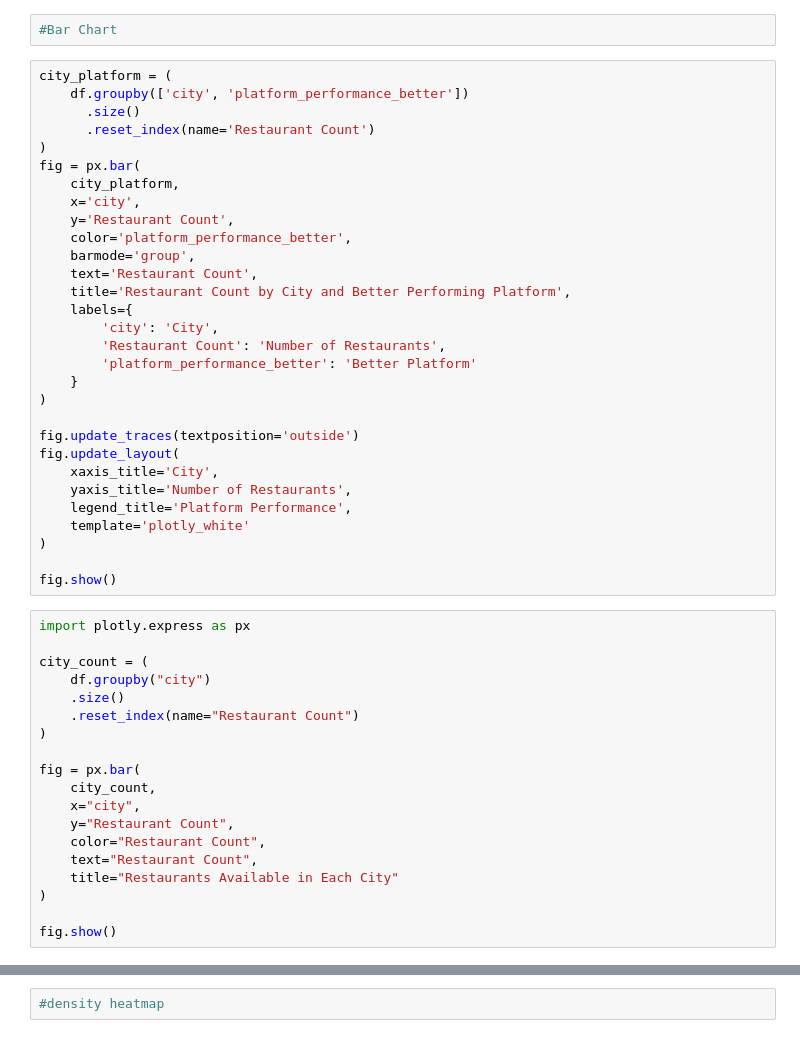
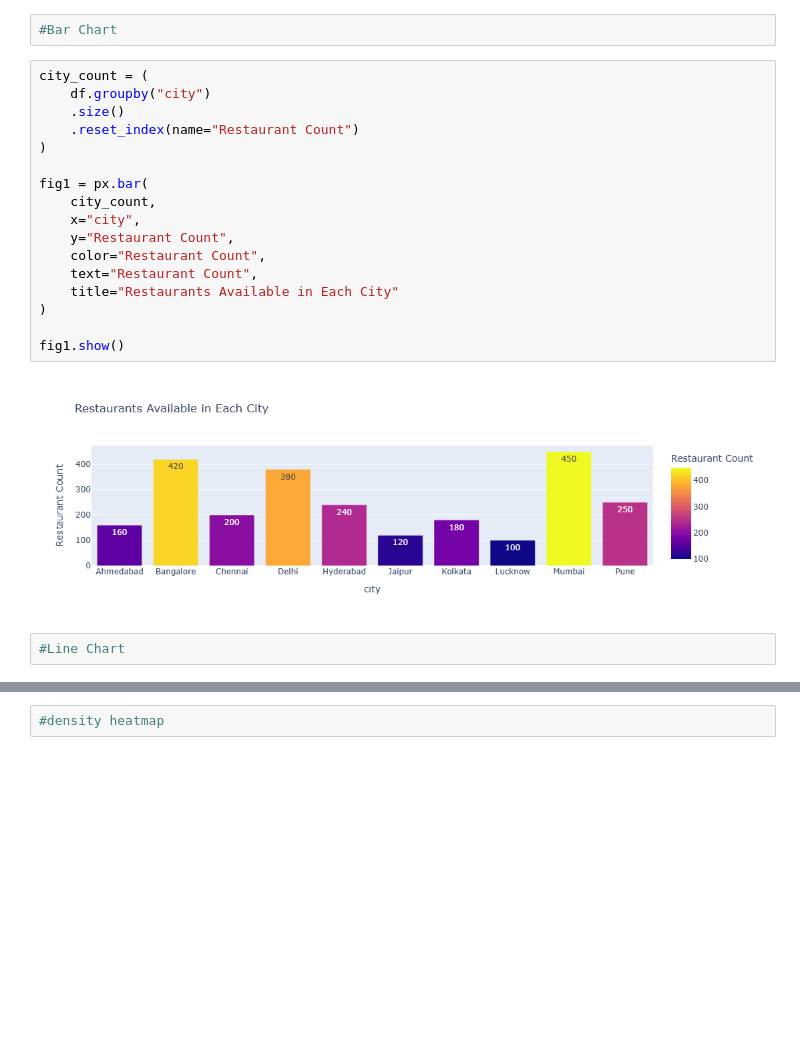
Before and after one commit to parneetk0409-ops/Swiggy-vs-Zomato-Platform-Comparison-and-Analysis, a Jupyter notebook: MyProject.ipynb, the cells around one changed output, grey strips where cells are left out. Saved outputs shown, nothing was run; the diff lists cells and outputs as text; blank space fills up the shorter version.

```diff
--- a/MyProject.ipynb
+++ b/MyProject.ipynb
@@ -36,52 +137,24 @@ df.dtypes
 df1=df.groupby(df["restaurant_id"] == 101)["zomato_rating"].count().reset_index()
 # %%
 #Bar Chart
-# %%
-city_platform = (
-    df.groupby(['city', 'platform_performance_better'])
-      .size()
-      .reset_index(name='Restaurant Count')
-)
-fig = px.bar(
-    city_platform,
-    x='city',
-    y='Restaurant Count',
-    color='platform_performance_better',
-    barmode='group',
-    text='Restaurant Count',
-    title='Restaurant Count by City and Better Performing Platform',
-    labels={
-        'city': 'City',
-        'Restaurant Count': 'Number of Restaurants',
-        'platform_performance_better': 'Better Platform'
-    }
-)
-
-fig.update_traces(textposition='outside')
-fig.update_layout(
-    xaxis_title='City',
-    yaxis_title='Number of Restaurants',
-    legend_title='Platform Performance',
-    template='plotly_white'
-)
-
-fig.show()
 # %%
-import plotly.express as px
-
 city_count = (
     df.groupby("city")
     .size()
     .reset_index(name="Restaurant Count")
 )
 
-fig = px.bar(
+fig1 = px.bar(
     city_count,
     x="city",
     y="Restaurant Count",
     color="Restaurant Count",
     text="Restaurant Count",
     title="Restaurants Available in Each City"
 )
 
-fig.show()
+fig1.show()
+# %% [output]
+[figure, added]
+# %%
+#Line Chart
```
Also changed, not shown: parts of 46 cells of this notebook.
